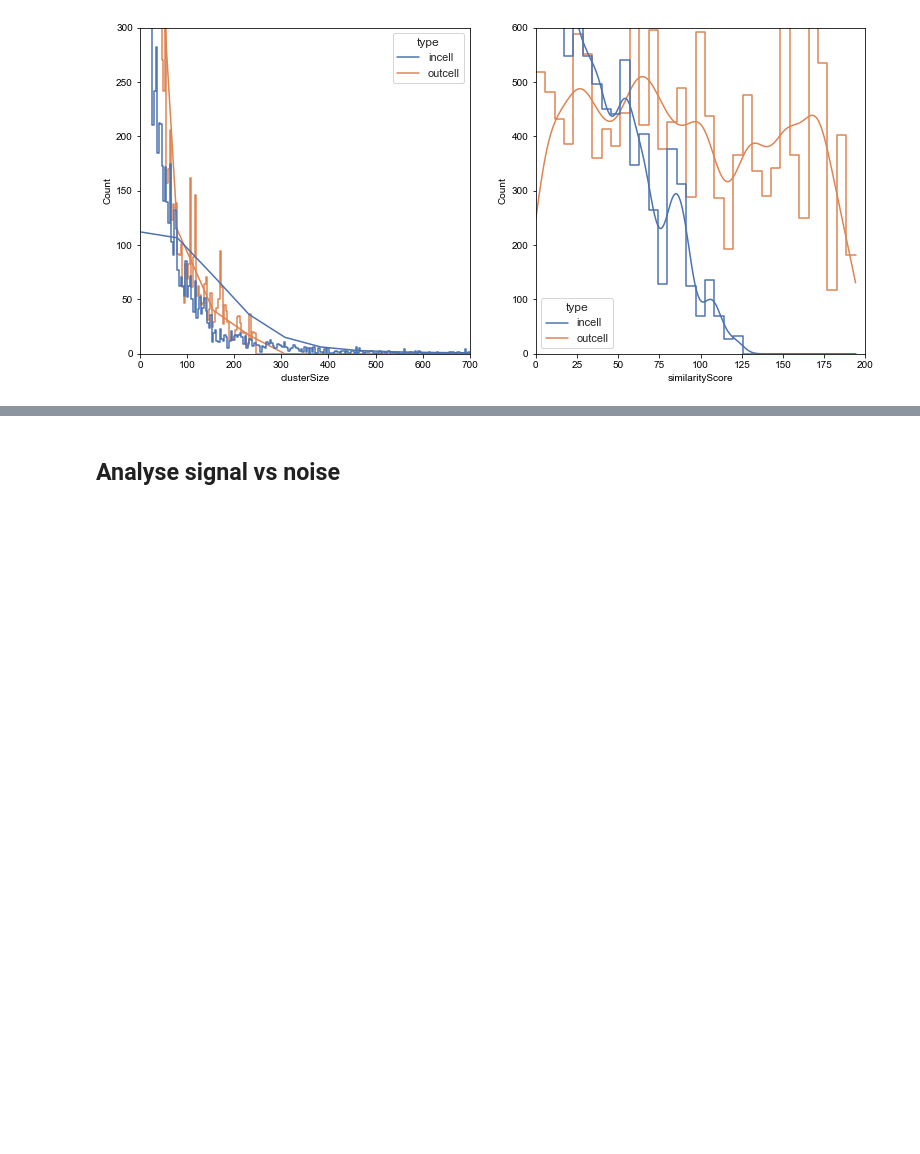
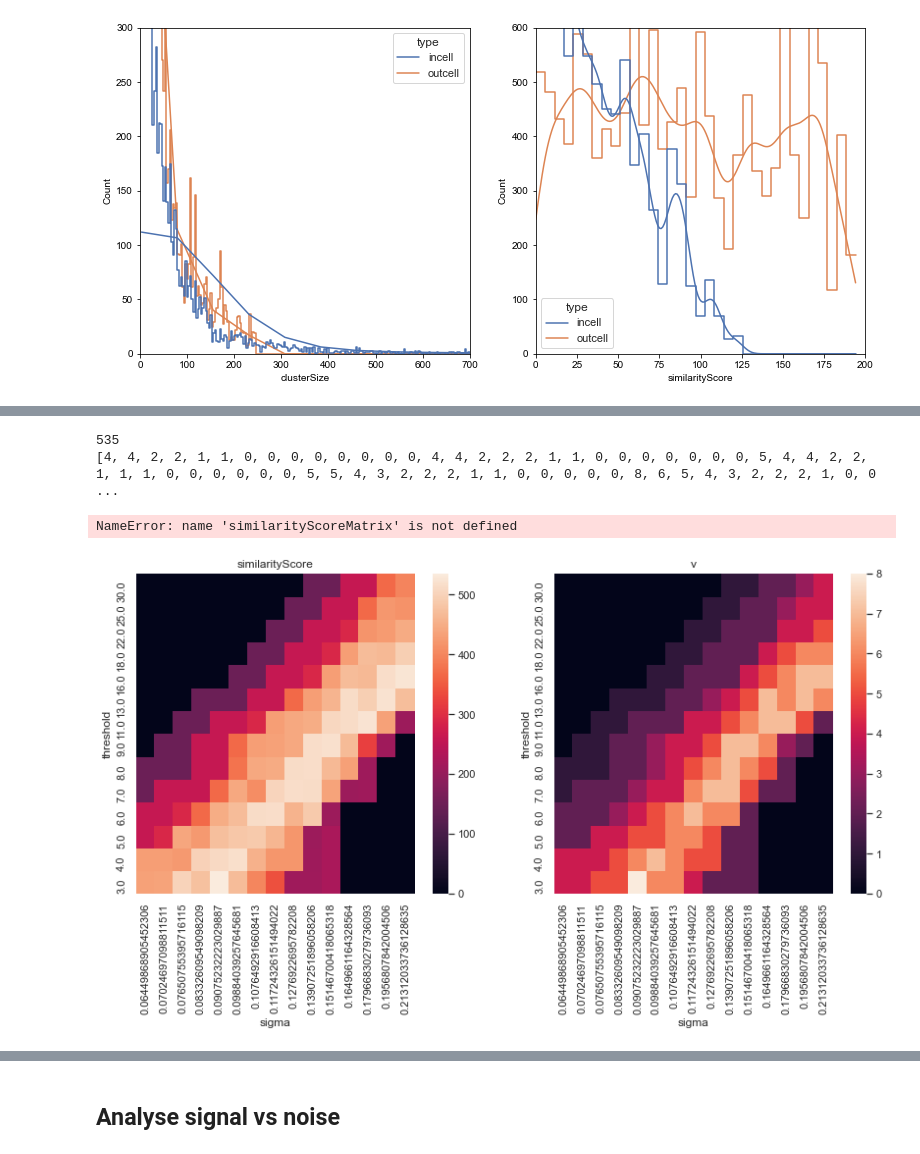
Before and after one commit to NoldAndreas/FINDER, a Jupyter notebook: Code/FigX4_Explore2DOptimizer_withReference_Streamlined_highDensityNoise.ipynb, the cells around one changed output, grey strips where cells are left out. Cells and saved outputs as stored; diff of their text form; code cells hidden in the pictures; blank space fills up the shorter version.

```diff
--- a/Code/FigX4_Explore2DOptimizer_withReference_Streamlined_highDensityNoise.ipynb
+++ b/Code/FigX4_Explore2DOptimizer_withReference_Streamlined_highDensityNoise.ipynb
@@ -643,4 +648,4 @@ phasespace_all_aboveT = DefineCleanedLabels_GeneralLimit(df_clusterSizes_all,pha
 # %%
-clusterInfo = getClusterSizesAll(phasespace_all);
-clusterInfo_aboveT = getClusterSizesAll(phasespace_all_aboveT);
+clusterInfo = getClusterSizesAll(XC_incell,phasespace_all);
+clusterInfo_aboveT = getClusterSizesAll(XC_incell,phasespace_all_aboveT);
 # %%
@@ -811,0 +798,45 @@ ax.set_title('similarityScore above T');
+# %%
+i_check = 56;
+v = [];
+for i in np.arange(len(phasespace_all_aboveT)):
+    s1= getSimilarityScore_ij(i_check,i,phasespace_all_aboveT,clusterInfo_aboveT)
+#    print(s1)
+
+    if(type(s1)!= bool):
+        v.append(np.sum(s1[0]));
+    else:
+        v.append(0);
+ #       print(np.sum(s1[0]),np.sum(s1[1]));
+phasespace_all_aboveT['v'] = v;
+print(np.sum(v))
+print(v)
+
+
+print(similarityScoreMatrix[i_check,:])
+print(similarityScoreMatrix[i_check,i_check])
+print(np.max(abs(similarityScoreMatrix[i_check,:]-v)))
+print(np.argmax(abs(similarityScoreMatrix[i_check,:]-v)))
+# %% [output]
+535
+[4, 4, 2, 2, 1, 1, 0, 0, 0, 0, 0, 0, 0, 0, 4, 4, 2, 2, 2, 1, 1, 0, 0, 0, 0, 0, 0, 0, 5, 4, 4, 2, 2, 1, 1, 1, 0, 0, 0, 0, 0, 0, 5, 5, 4, 3, 2, 2, 2, 1, 1, 0, 0, 0, 0, 0, 8, 6, 5, 4, 3, 2, 2, 2, 1, 0, 0 ...
+NameError: name 'similarityScoreMatrix' is not defined
+# %%
+fig,axs = plt.subplots(1,2,figsize=(14,6));
+
+ax = axs[0];
+heatmap1_data = pd.pivot_table(phasespace_all_aboveT, values='similarityScore',
+                     index=['threshold'],
+                     columns='sigma')
+ax = sns.heatmap(heatmap1_data,ax=ax);
+ax.invert_yaxis()
+ax.set_title('similarityScore');
+
+ax = axs[1];
+heatmap1_data = pd.pivot_table(phasespace_all_aboveT, values='v',
+                     index=['threshold'],
+                     columns='sigma')
+ax = sns.heatmap(heatmap1_data,ax=ax);
+ax.invert_yaxis()
+ax.set_title('v');
+# %% [output]
+[figure, added]
```
Also changed, not shown: parts of 31 cells of this notebook, 1 other file.
